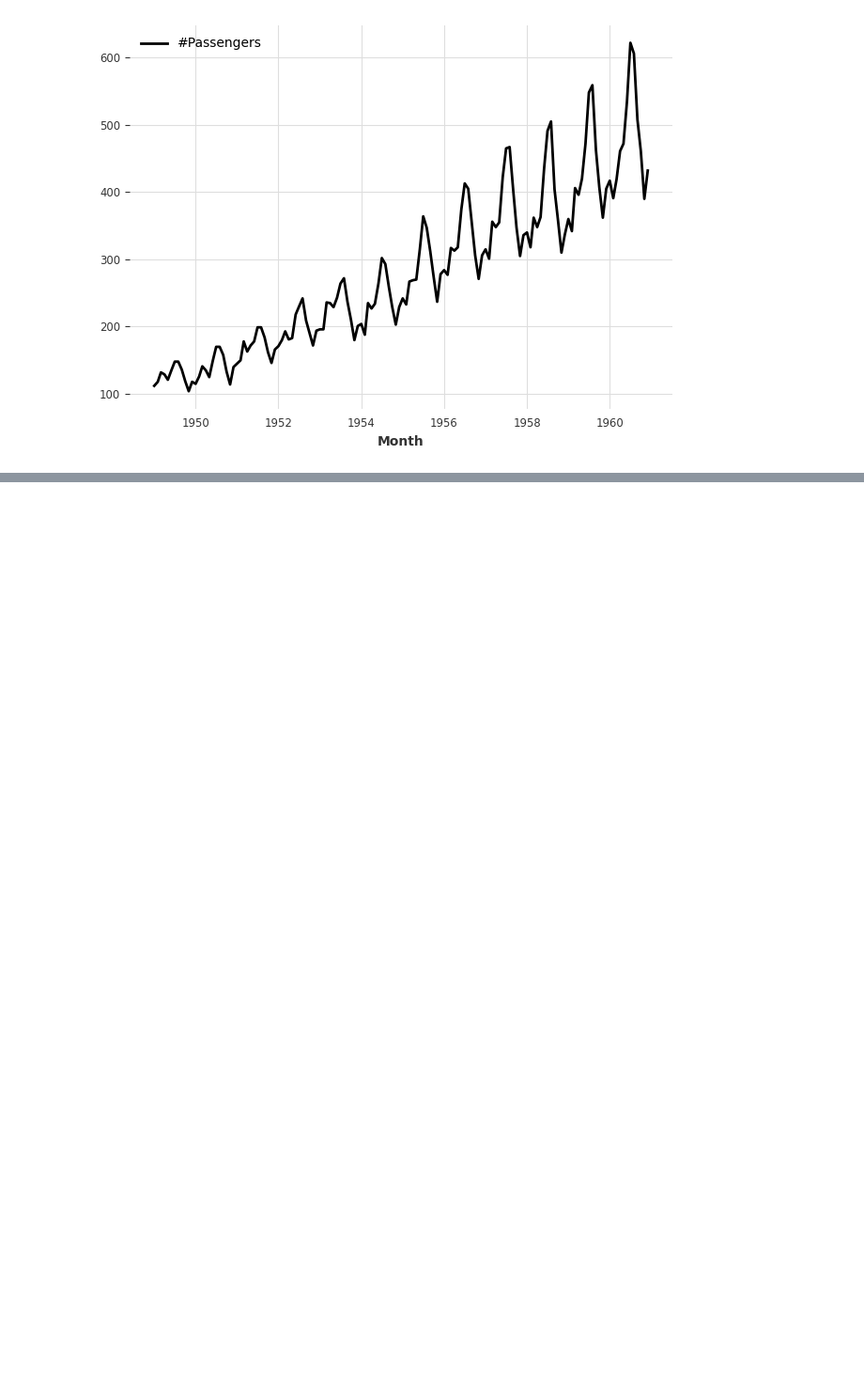
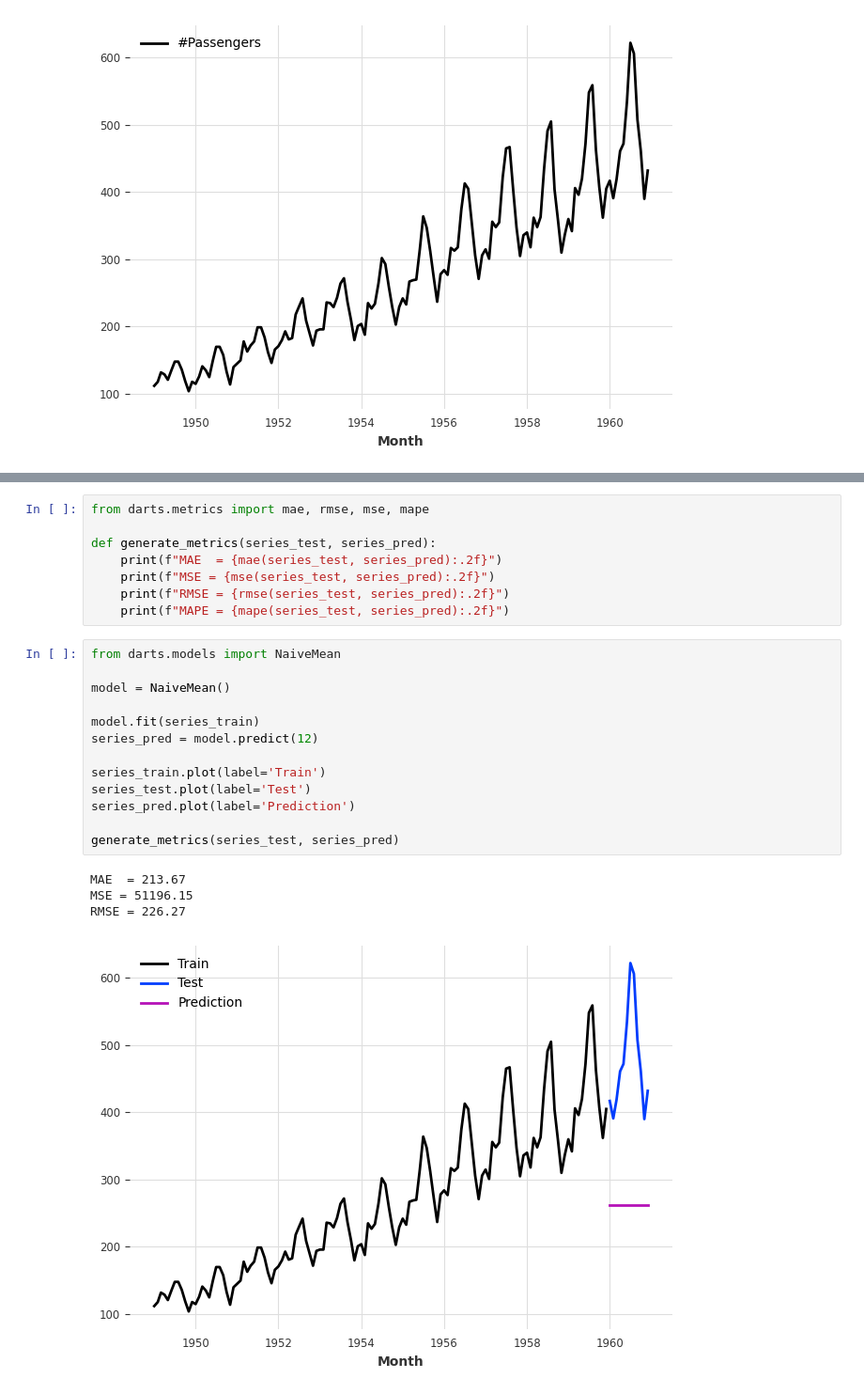
Before and after one commit to MiguelPuntoEs/ufm-python-for-finance, a Jupyter notebook: 12 Series temporales.ipynb, the cells around one changed output, grey strips where cells are left out. Shown at 94% size. Cells and saved outputs as stored; diff of their text form; blank space fills up the shorter version.

```diff
--- a/12 Series temporales.ipynb
+++ b/12 Series temporales.ipynb
@@ -22,0 +24,26 @@ series_train.plot()
+# %%
+from darts.metrics import mae, rmse, mse, mape
+
+def generate_metrics(series_test, series_pred):
+    print(f"MAE  = {mae(series_test, series_pred):.2f}")
+    print(f"MSE = {mse(series_test, series_pred):.2f}")
+    print(f"RMSE = {rmse(series_test, series_pred):.2f}")
+    print(f"MAPE = {mape(series_test, series_pred):.2f}")
+# %%
+from darts.models import NaiveMean
+
+model = NaiveMean()
+
+model.fit(series_train)
+series_pred = model.predict(12)
+
+series_train.plot(label='Train')
+series_test.plot(label='Test')
+series_pred.plot(label='Prediction')
+
+generate_metrics(series_test, series_pred)
+# %% [output]
+MAE  = 213.67
+MSE = 51196.15
+RMSE = 226.27
+[figure, added]
```
Also changed, not shown: parts of 10 cells of this notebook.
